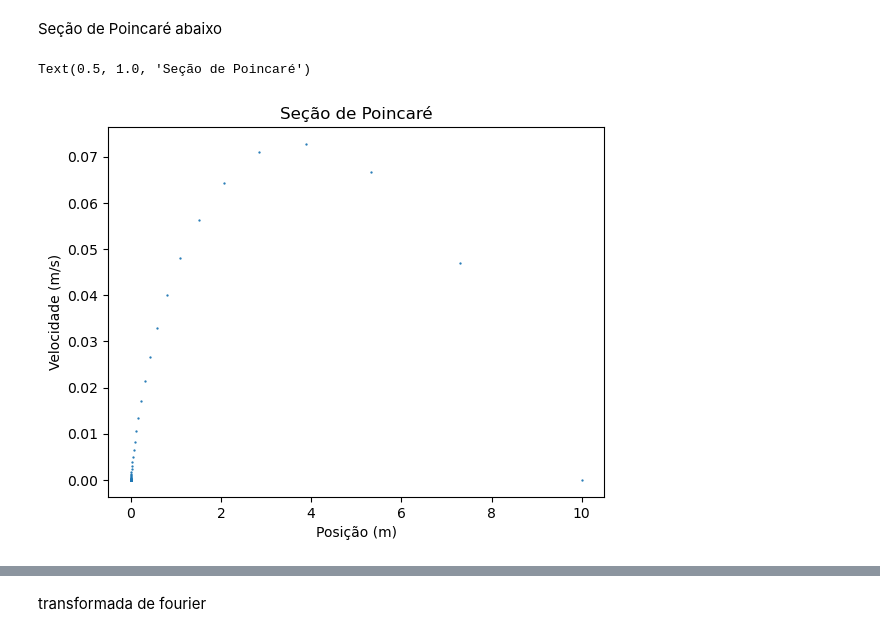
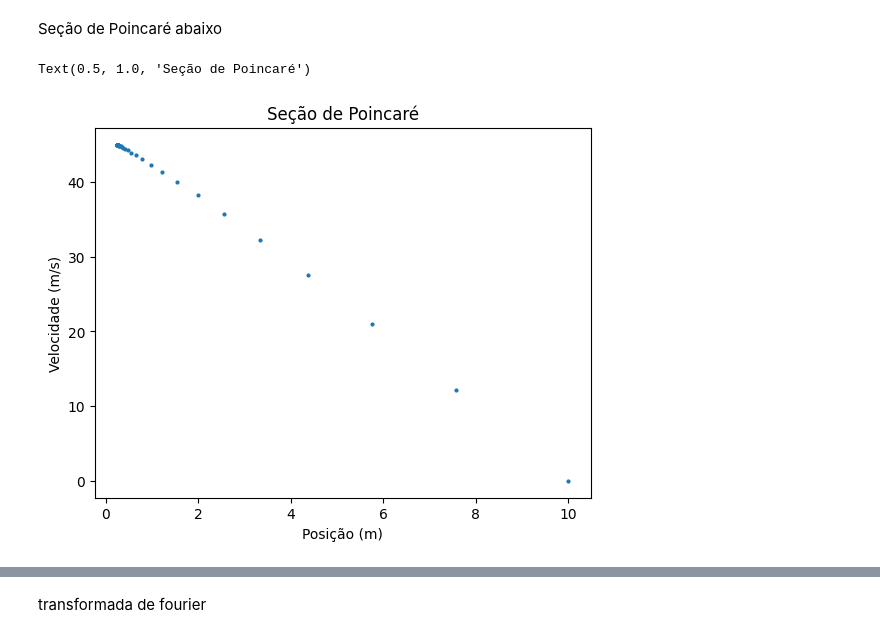
Before and after one commit to mickpires/Duffing-oscilator, a Jupyter notebook: oscilador amortecido.ipynb, the cells around one changed output, grey strips where cells are left out. Saved outputs shown, nothing was run; the diff lists cells and outputs as text; code cells hidden in the pictures.

```diff
--- a/oscilador amortecido.ipynb
+++ b/oscilador amortecido.ipynb
@@ -22,7 +22,7 @@ $$\begin{align*}
 # %%
 def edo(t,y):
     global w
-    f = 0
+    f = 4.5
     w = 1
     r = 0.1
     v = y[0]
@@ -84,14 +84,14 @@ Seção de Poincaré abaixo
 # %%
 #Poincaré
 
 plt.figure()
-plt.scatter(x1_poincare, v1_poincare, s=.4)
+plt.scatter(x1_poincare, v1_poincare, s=4)
 plt.xlabel('Posição (m)')
 plt.ylabel('Velocidade (m/s)')
 plt.title('Seção de Poincaré')
 # %% [output]
 Text(0.5, 1.0, 'Seção de Poincaré')
-[figure, old version]
+[figure, new version]
 # %%
 #diagrama de fases
 plt.plot(x1,v1)
```
Also changed, not shown: parts of 4 cells of this notebook, 1 other file.
